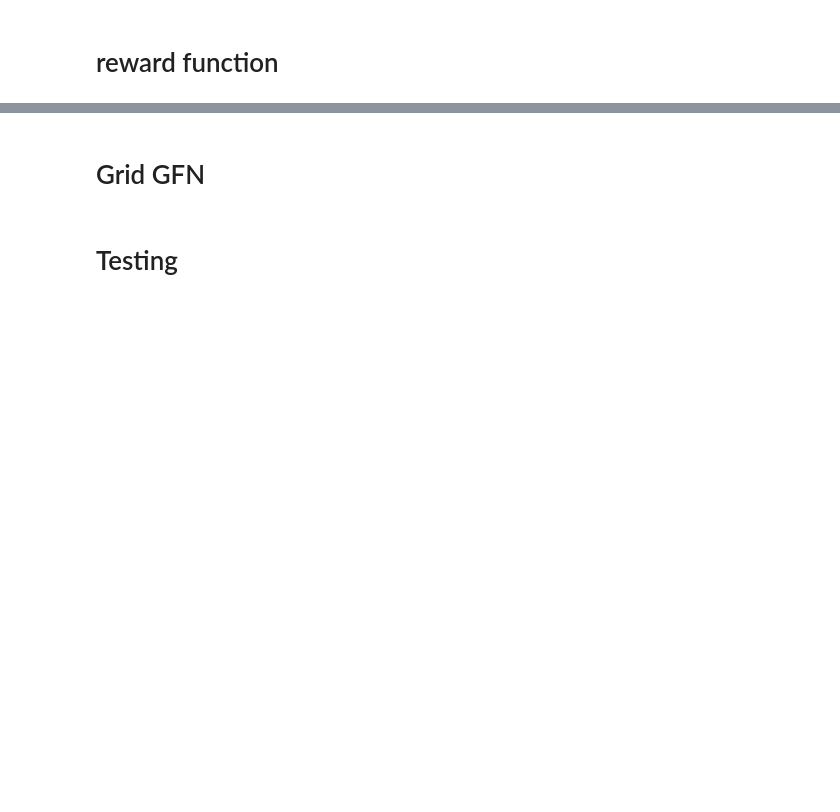
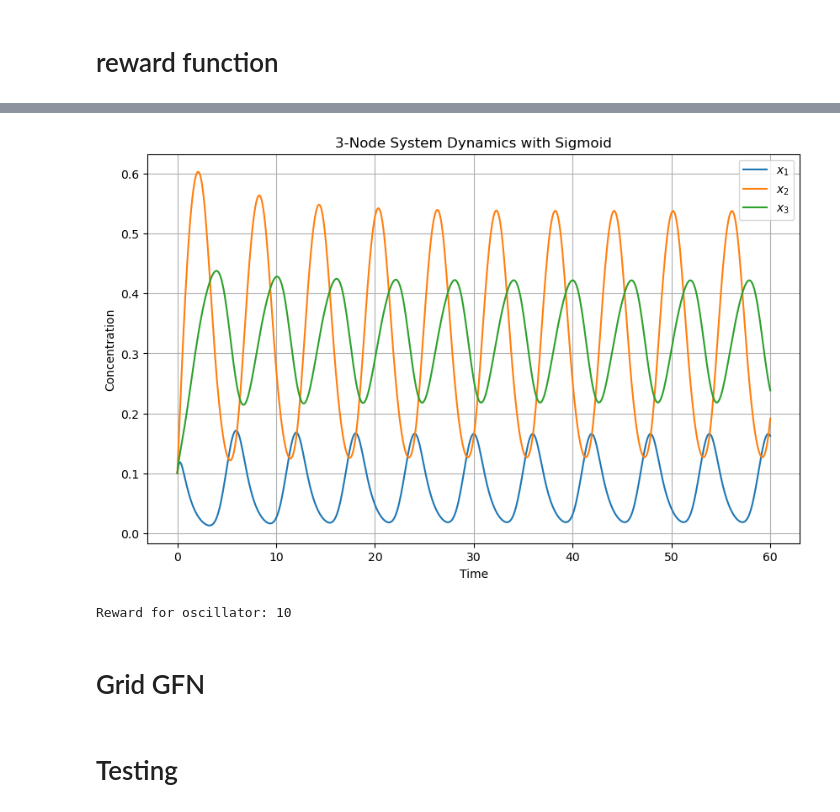
Before and after one commit to qhuang20/discrete-gflownet, a Jupyter notebook: test_grid.ipynb, the cells around one changed output, grey strips where cells are left out. Cells and saved outputs as stored; diff of their text form; code cells hidden in the pictures; blank space fills up the shorter version.

Commit message:
+ damped in oscillator_reward_func

```diff
--- a/test_grid.ipynb
+++ b/test_grid.ipynb
@@ -41,8 +64,11 @@ print(f"Reward for somitogenesis: {reward}")
 # %%
 # test_weights = [-5, 2, 3, 1, 2, -1, 2, 1, -3]
-test_weights = [0, -10, 0, 0, 3, -10, -10, 0, 0]  # w12=-5, w22=..., w23=-10, w31=-10
+test_weights = [0, -10, 0, 4, 6, -10, -10, 0, 0]  # w12=-5, w22=..., w23=-10, w31=-10
 reward = oscillator_reward_func(test_weights, plot=True)
 print(f"Reward for oscillator: {reward}")
+# %% [output]
+[figure, added]
+Reward for oscillator: 10
 # %% [markdown]
 # Grid GFN
 # %%
```
Also changed, not shown: parts of 3 cells of this notebook, 4 other files.
